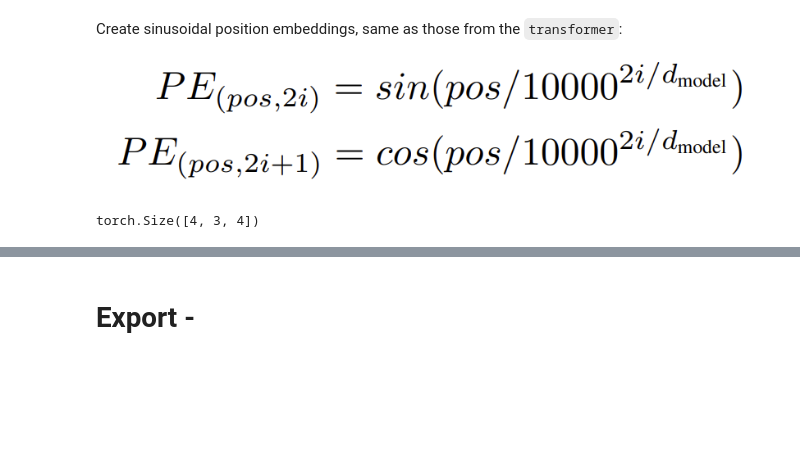
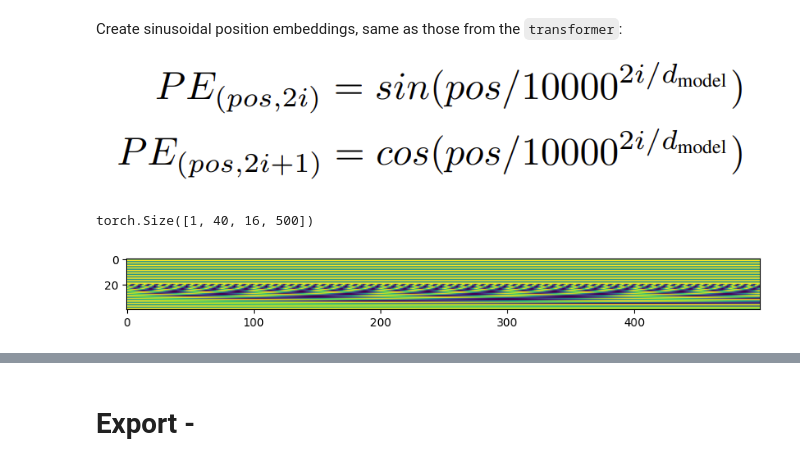
Before and after one commit to FlorianFuerrutter/genQC, a Jupyter notebook: src/models/layers.ipynb, the cells around one changed output, grey strips where cells are left out. Saved outputs shown, nothing was run; the diff lists cells and outputs as text; code cells hidden in the pictures; blank space fills up the shorter version.

Commit message:
update src/models/

```diff
--- a/src/models/layers.ipynb
+++ b/src/models/layers.ipynb
@@ -194,15 +197,16 @@ Create sinusoidal position embeddings, same as those from the `transformer`:
 #| export
 class PositionalEncoding(nn.Module):
     """An absolute pos encoding layer."""
-    def __init__(self, d_model: int, dropout: float = 0.0, max_len: int = 5000):
+    def __init__(self, d_model: int, dropout: float = 0.0, max_len: int = 5000, freq_factor: float = 10000.0):
         super().__init__()
         self.dropout = nn.Dropout(p=dropout)
 
         position = torch.arange(max_len).unsqueeze(1)
-        div_term = torch.exp(torch.arange(0, d_model, 2) * (-math.log(10000.0) / d_model))
+        div_term = torch.exp(torch.arange(0, d_model, 2) * (-math.log(freq_factor) / d_model))
         pe = torch.zeros(max_len, d_model)
         pe[:, 0::2] = torch.sin(position * div_term)
         pe[:, 1::2] = torch.cos(position * div_term)
+        pe = pe.contiguous()
         self.register_buffer('pe', pe)
 
     def forward(self, x: torch.Tensor) -> torch.Tensor:
@@ -227,9 +231,9 @@ class TimeEmbedding(PositionalEncoding):
 # %%
 #| export
 class PositionalEncodingTransposed(PositionalEncoding):
-    def __init__(self, d_model: int, dropout: float = 0.0, max_len: int = 5000):
-        super().__init__(d_model, dropout, max_len)
-        self.pe = torch.permute(self.pe, (1, 0)) # [max_len, d_model] to [d_model, max_len]
+    def __init__(self, d_model: int, dropout: float = 0.0, max_len: int = 5000, freq_factor: float = 10000.0):
+        super().__init__(d_model, dropout, max_len, freq_factor)
+        self.pe = torch.permute(self.pe, (1, 0)).contiguous() # [max_len, d_model] to [d_model, max_len]
 
     def forward(self, x: torch.Tensor) -> torch.Tensor:
         """
@@ -242,15 +246,15 @@ class PositionalEncodingTransposed(PositionalEncoding):
 #| export
 class PositionalEncoding2D(PositionalEncodingTransposed):
     """A 2D absolute pos encoding layer."""
-    def __init__(self, d_model: int, dropout: float = 0.0, max_len: int = 5000):
-        super().__init__(d_model=d_model//2, dropout=dropout, max_len=max_len)
+    def __init__(self, d_model: int, dropout: float = 0.0, max_len: int = 5000, freq_factor: float = 10000.0):
+        super().__init__(d_model=d_model//2, dropout=dropout, max_len=max_len, freq_factor=freq_factor)
         self.d_model_half = d_model//2
         # self.proj         = nn.Conv2d(d_model, d_model, kernel_size=1, stride=1, padding ="same")
 
     def forward(self, x: torch.Tensor) -> torch.Tensor:
         """
         Arguments:
-            x: Tensor, shape ``[batch_size, gate_color, space , time]``
+            x: Tensor, shape ``[batch_size, gate_color, space, time]``
         """
 
         p1 = self.pe[None, :, :x.size(2),       None] #space encoding
@@ -278,9 +282,20 @@ class PositionalEncoding2DSpaceOnly(PositionalEncodingTransposed):
         p1 = self.pe[None, :, :x.size(2), None] #space encoding
         return self.dropout(x + p1)
 # %%
-a = torch.zeros((1, 4, 3, 4))
-l = PositionalEncoding2D(d_model=4)
+d_model = 40
 
-l(a)[0].shape
+a = torch.zeros((1, d_model, 16, 500))
+l = PositionalEncoding2D(d_model=d_model, freq_factor=1_000)
+
+l_pos = l(a)
+print(l_pos.shape)
 # %% [output]
-torch.Size([4, 3, 4])
+torch.Size([1, 40, 16, 500])
+# %%
+#plot for a fixed space position, and show the vector depending on time position
+x_pos = 0
+plt.figure(figsize=(10, 5))
+plt.imshow(l_pos[0, :, x_pos])
+plt.show()
+# %% [output]
+[figure, added]
```
Also changed, not shown: parts of 8 cells of this notebook, 7 other files.
